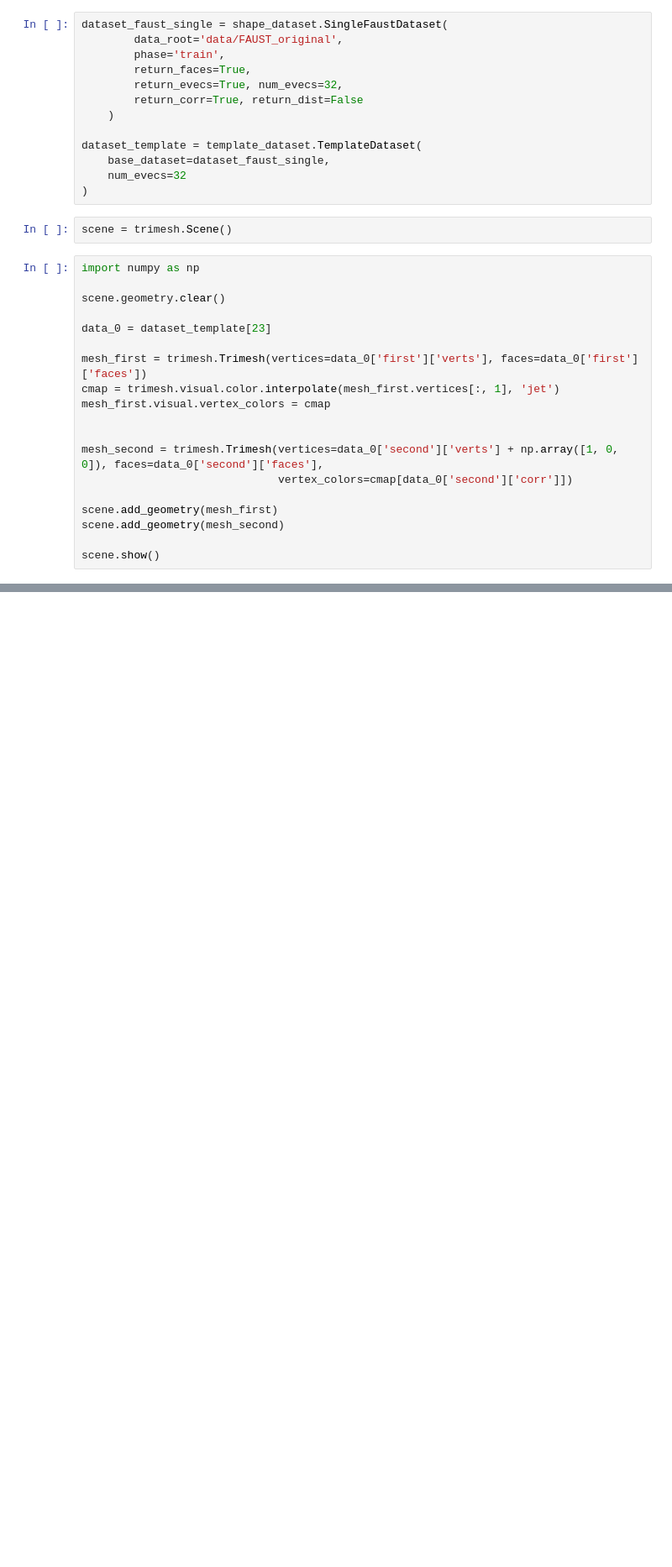
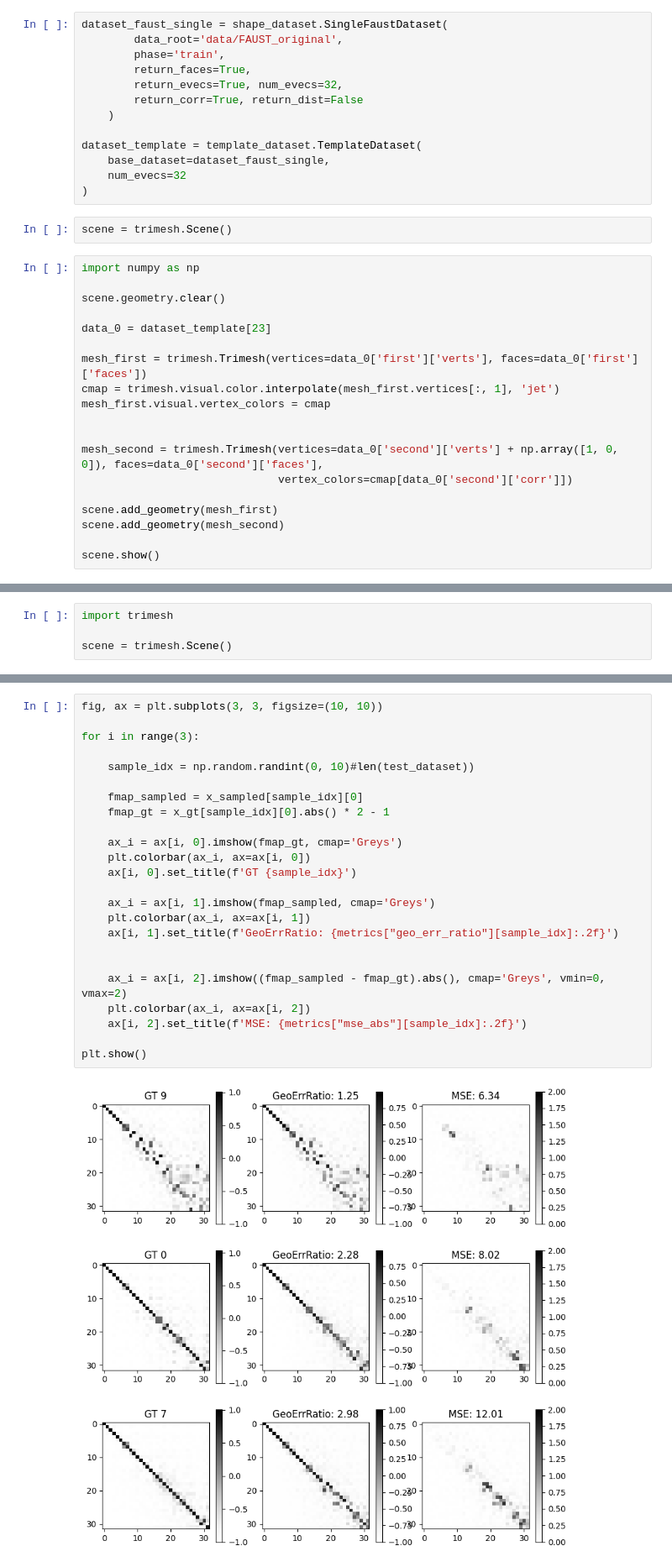
Before and after one commit to alekseizhuravlev/shape_matching, a Jupyter notebook: notebooks/29.05.2024/evaluate_on_faust.ipynb, the cells around one changed output, grey strips where cells are left out. Shown at 84% size. Cells and saved outputs as stored; diff of their text form; blank space fills up the shorter version.

```diff
--- a/notebooks/29.05.2024/evaluate_on_faust.ipynb
+++ b/notebooks/29.05.2024/evaluate_on_faust.ipynb
@@ -290,0 +367,4 @@ tensor([2.2636, 2.1253, 2.0929, 1.7634, 1.8418, 2.2676, 1.9611, 2.4491, 1.8711,
+# %%
+import trimesh
+
+scene = trimesh.Scene()
@@ -290,0 +393,26 @@ tensor([2.2636, 2.1253, 2.0929, 1.7634, 1.8418, 2.2676, 1.9611, 2.4491, 1.8711,
+# %%
+fig, ax = plt.subplots(3, 3, figsize=(10, 10))
+
+for i in range(3):
+
+    sample_idx = np.random.randint(0, 10)#len(test_dataset))
+
+    fmap_sampled = x_sampled[sample_idx][0]
+    fmap_gt = x_gt[sample_idx][0].abs() * 2 - 1
+
+    ax_i = ax[i, 0].imshow(fmap_gt, cmap='Greys')
+    plt.colorbar(ax_i, ax=ax[i, 0])
+    ax[i, 0].set_title(f'GT {sample_idx}')
+
+    ax_i = ax[i, 1].imshow(fmap_sampled, cmap='Greys')
+    plt.colorbar(ax_i, ax=ax[i, 1])
+    ax[i, 1].set_title(f'GeoErrRatio: {metrics["geo_err_ratio"][sample_idx]:.2f}')
+
+
+    ax_i = ax[i, 2].imshow((fmap_sampled - fmap_gt).abs(), cmap='Greys', vmin=0, vmax=2)
+    plt.colorbar(ax_i, ax=ax[i, 2])
+    ax[i, 2].set_title(f'MSE: {metrics["mse_abs"][sample_idx]:.2f}')
+
+plt.show()
+# %% [output]
+[figure, added]
```
Also changed, not shown: parts of 5 cells of this notebook, 10 other files.
